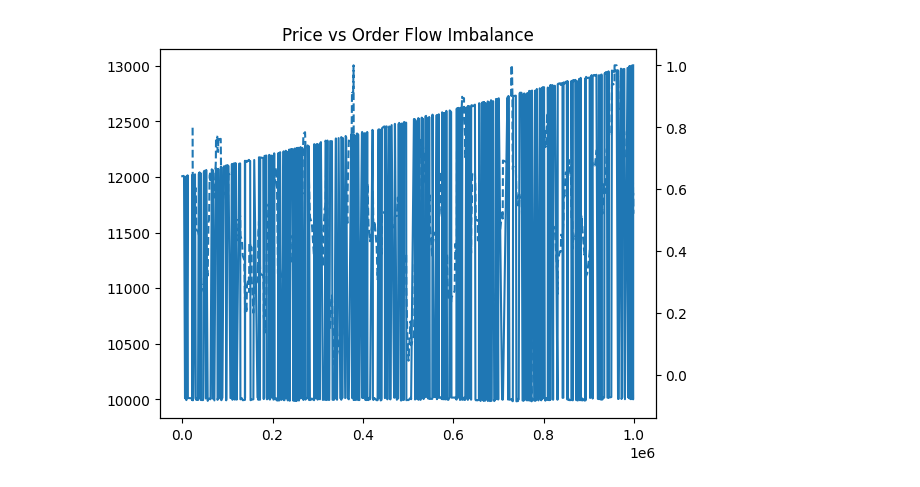
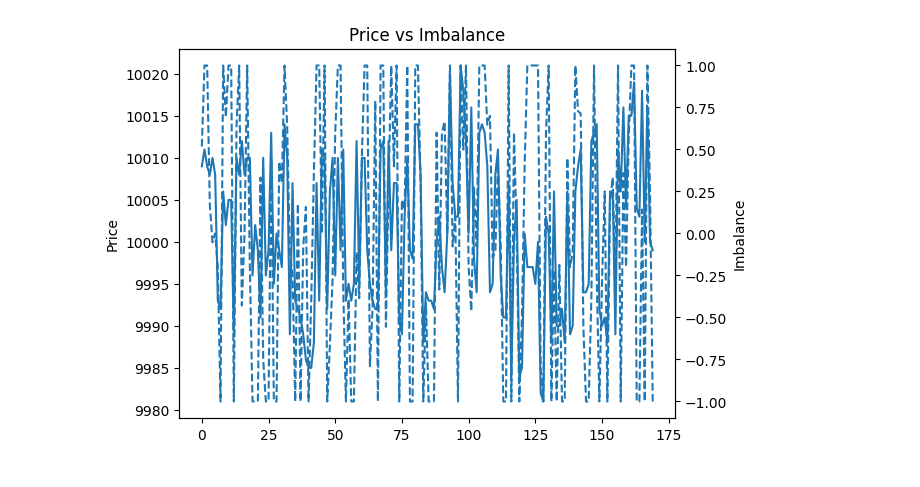
Before and after one commit to Rujul-1105/prosperity-4, a Jupyter notebook: algo_rounds/r1/r1_c2/trades_day_0.ipynb, the cells around one changed output. Saved outputs shown, nothing was run; the diff lists cells and outputs as text; code cells hidden in the pictures.

Commit message:
graphs_for_trades_csv

```diff
--- a/algo_rounds/r1/r1_c2/trades_day_0.ipynb
+++ b/algo_rounds/r1/r1_c2/trades_day_0.ipynb
@@ -19,25 +69,23 @@ df["mid_price"] = df["mid_price"].ffill()
 # %%
 # PLOT 1 ORDER FLOW IMBALANCE VS PRICE
-# classify aggression
-df["buy_volume"] = np.where(df["price"] >= df["mid_price"], df["quantity"], 0)
-df["sell_volume"] = np.where(df["price"] < df["mid_price"], df["quantity"], 0)
+df = resampled.copy()
 
-# rolling imbalance
-window = 20
-df["buy_rolling"] = df["buy_volume"].rolling(window).sum()
-df["sell_rolling"] = df["sell_volume"].rolling(window).sum()
+df["imbalance"] = (
+    df["buy_volume"] - df["sell_volume"]
+) / (df["buy_volume"] + df["sell_volume"] + 1e-9)
 
-df["imbalance"] = (df["buy_rolling"] - df["sell_rolling"]) / (
-    df["buy_rolling"] + df["sell_rolling"] + 1e-9
-)
+df = df.dropna()
 
-# plot
 fig, ax1 = plt.subplots()
-ax1.plot(df["timestamp"], df["price"], label="Price")
+
+ax1.plot(df.index, df["price"])
+ax1.set_ylabel("Price")
+
 ax2 = ax1.twinx()
-ax2.plot(df["timestamp"], df["imbalance"], linestyle="dashed", label="Imbalance")
+ax2.plot(df.index, df["imbalance"], linestyle="dashed")
+ax2.set_ylabel("Imbalance")
 
-ax1.set_title("Price vs Order Flow Imbalance")
+plt.title("Price vs Imbalance")
 plt.show()
 # %% [output]
-[figure, old version]
+[figure, new version]
```
Also changed, not shown: parts of 6 cells of this notebook, 4 other files.
